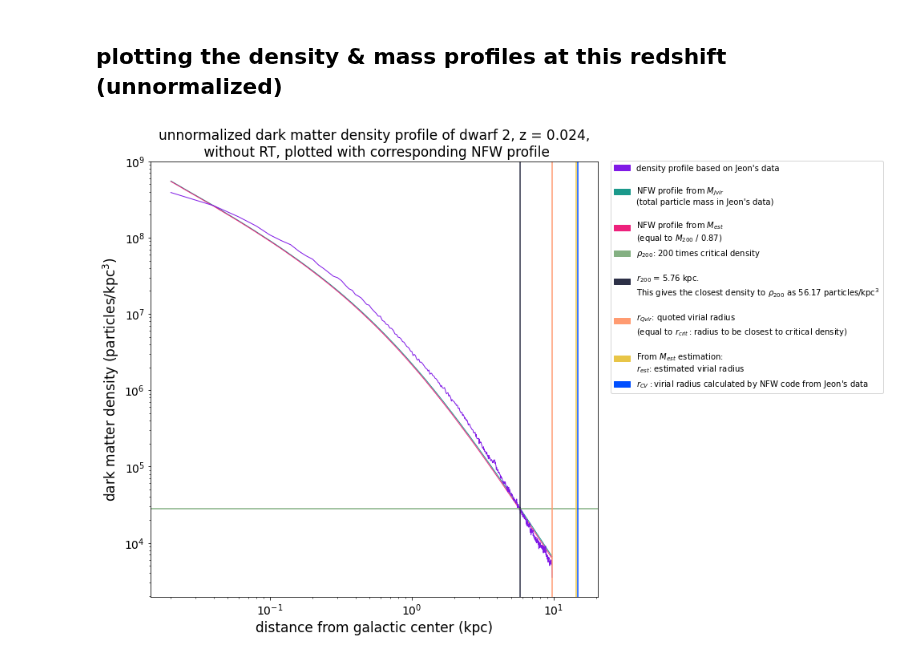
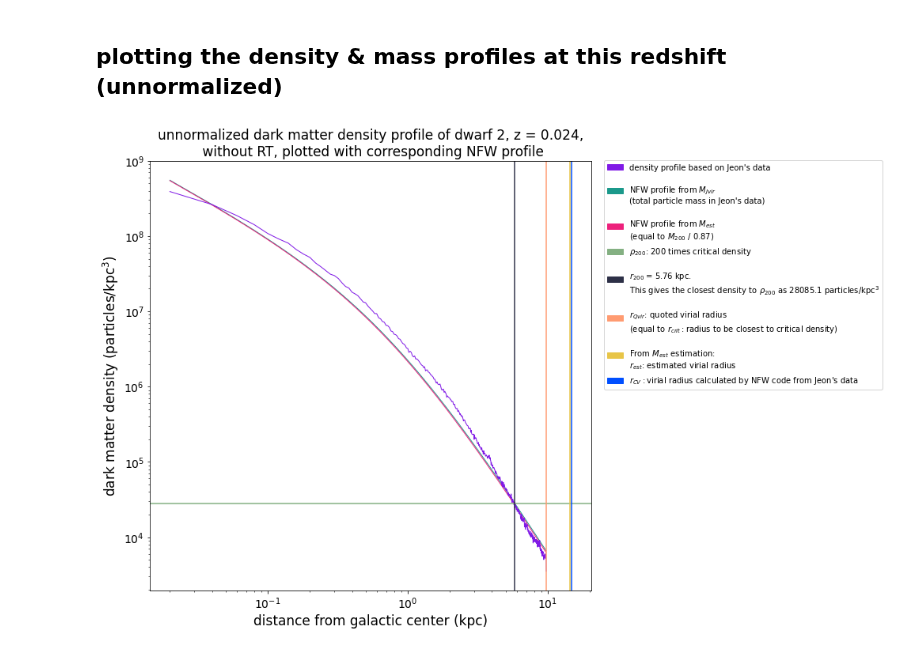
Before and after one commit to nguyenbinh1612/Binh_UFD, a Jupyter notebook: fit-with-NFW-dwarf2.ipynb, the cells around one changed output. Saved outputs shown, nothing was run; the diff lists cells and outputs as text; code cells hidden in the pictures.

```diff
--- a/fit-with-NFW-dwarf2.ipynb
+++ b/fit-with-NFW-dwarf2.ipynb
@@ -34,7 +38,7 @@ for radius_value in rad_array300_noRT:
     particles = np.where((r300_noRT > radius_value) & (r300_noRT < (radius_value + bin_size)))
     how_many_particles = np.size(particles)
     shell_volume = 4/3*np.pi*((radius_value + bin_size)**3 - radius_value**3)
-    density_profile300_noRT[i] = how_many_particles / shell_volume
+    density_profile300_noRT[i] = how_many_particles / shell_volume * 500
     i += 1
 # %%
 mass_profile300_noRT = np.zeros(np.size(rad_array300_noRT))
@@ -76,13 +80,13 @@ c_vir = 18.86957954996097
 
 # this finds density that best corresponds to the critical density
 rho_crit = 140
-deviation_from_rho_crit = abs(density_profile300_noRT * 500 - rho_crit)
+deviation_from_rho_crit = abs(density_profile300_noRT - rho_crit)
 index = np.where(deviation_from_rho_crit == min(deviation_from_rho_crit))
 radius_at_rho_crit = rad_array300_noRT[index][0]
 
 # this finds density that best corresponds to 200 times the critical density
 density200 = rho_crit * 200
-deviate = abs(density_profile300_noRT * 500 - density200)
+deviate = abs(density_profile300_noRT - density200)
 ind = np.where(deviate == min(deviate))
 rad200 = rad_array300_noRT[ind][0]
 mass_at_200_times_rho_crit = mass_profile300_noRT[ind][0]
@@ -97,32 +101,32 @@ fig, ax = plt.subplots(figsize=[10, 10])
 
 plt.plot(rad_array300_noRT, density_profile7, color='#1B998B', linewidth=1)
 plt.plot(rad_array300_noRT, density_profile7_1, color='#ED217C', linewidth=1)
-plt.plot(rad_array300_noRT, density_profile300_noRT * 500, color=(0.5, 0.1, 0.9, 1), linewidth=1)
+plt.plot(rad_array300_noRT, density_profile300_noRT, color=(0.5, 0.1, 0.9, 1), linewidth=1)
 plt.axhline(200 * rho_crit, color='#84B082')
 plt.axvline(rad200, color='#2D3047')
 plt.axvline(9.752054e+03 * 0.001, color='#FF9B71')
 plt.axvline(halo7_1.r_vir(), color='#E8C547')
 plt.axvline(halo7.r_vir(), color='#004FFF')
 notec = mpatches.Patch(color=(0.5, 0.1, 0.9, 1), label="density profile based on Jeon's data")
 notea = mpatches.Patch(color='#1B998B', label="\nNFW profile from $M_{Jvir}$\n(total particle mass in Jeon's data)")
 noteb = mpatches.Patch(color='#ED217C', label="\nNFW profile from $M_{est}$\n(equal to $M_{200}$ / 0.87)")
 note0 = mpatches.Patch(color='#84B082', label="$ρ_{200}$: 200 times critical density")
 note1 = mpatches.Patch(color='#2D3047', label="\n$r_{200}$ = " + str(round(rad200, 2)) + " kpc.\nThis gives the closest density to $ρ_{200}$ as " + \
 str(round(density_profile300_noRT[ind][0], 2)) + " particles/kpc$^3$")
 note2 = mpatches.Patch(color='#FF9B71', label="\n$r_{Qvir}$: quoted virial radius\n(equal to $r_{crit}:$radius to be closest to critical density)")
 note3 = mpatches.Patch(color='#E8C547', label="\nFrom $M_{est}$ estimation:\n$r_{est}$: estimated virial radius")
 note4 = mpatches.Patch(color='#004FFF', label="$r_{CV}:$virial radius calculated by NFW code from Jeon's data")
 plt.legend(handles=[notec, notea, noteb, note0, note1, note2, \
                     note3, note4], bbox_to_anchor=(1.02, 1.01), loc='upper left')
 
 plt.xlabel('distance from galactic center (kpc)', fontsize=17)
 plt.ylabel('dark matter density (particles/kpc$^3$)', fontsize=17) # using LATEX here!
 plt.title('unnormalized dark matter density profile of dwarf 2, z = 0.024,\n without RT, plotted with corresponding NFW profile', loc='center', fontsize=17)
 plt.xticks(fontsize=14)
 plt.yticks(fontsize=14)
 plt.xscale('log')
 plt.yscale('log')
 
 plt.show()
 # %% [output]
-[figure, old version]
+[figure, new version]
```
Also changed, not shown: parts of 10 cells of this notebook.
